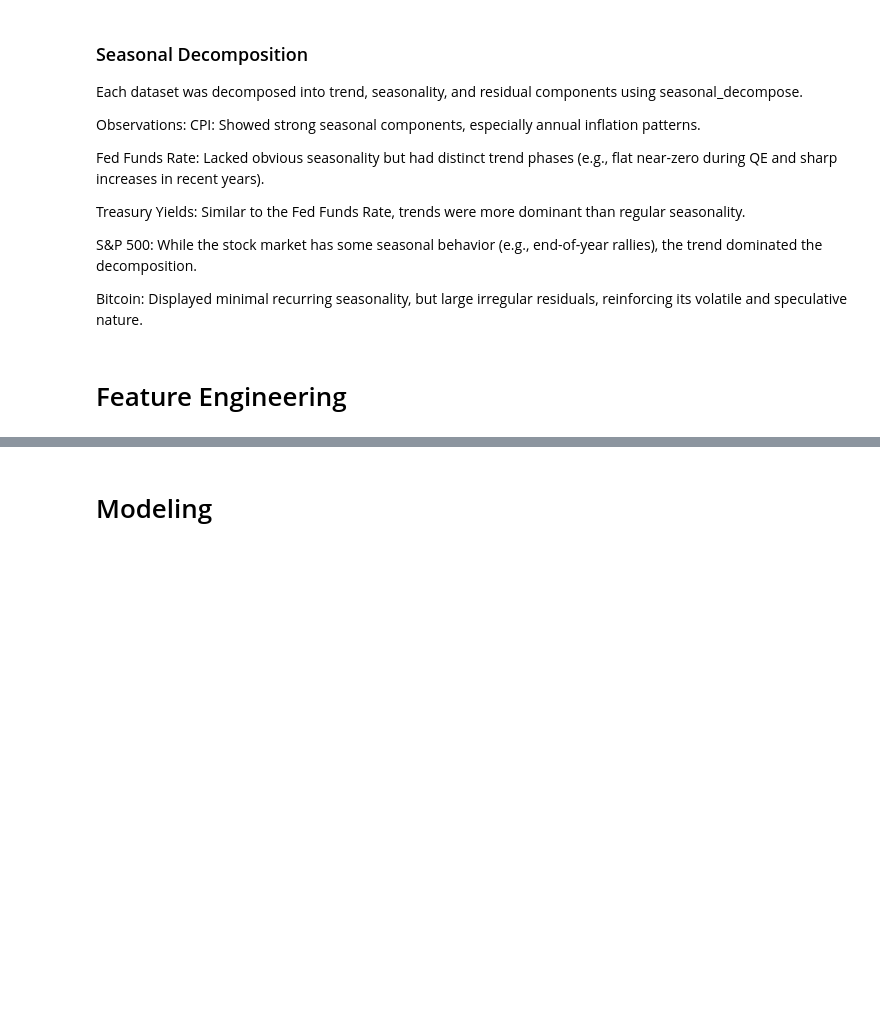
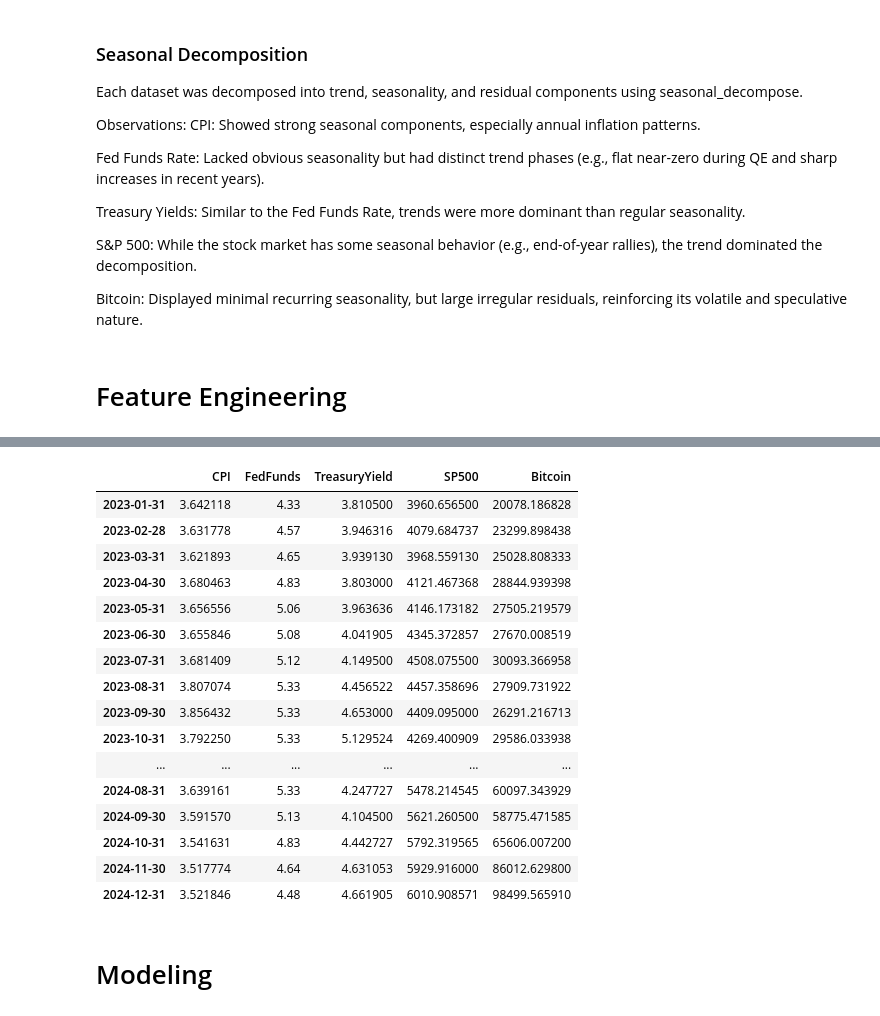
Before and after one commit to johnsonlarryl/prime-derivative, a Jupyter notebook: notebooks/EDA.ipynb, the cells around one changed output, grey strips where cells are left out. Drawn from its saved outputs; the diff is of its cells as text; code cells hidden in the pictures; blank space fills up the shorter version.

Commit message:
LSTM Modeling

```diff
--- a/notebooks/EDA.ipynb
+++ b/notebooks/EDA.ipynb
@@ -989,3 +1070,25 @@ S&P 500: While the stock market has some seasonal behavior (e.g., end-of-year ra
 Bitcoin: Displayed minimal recurring seasonality, but large irregular residuals, reinforcing its volatile and speculative nature.
 # %% [markdown]
 # Feature Engineering
+# %%
+start_date = "2012-01-01"
+train_end = "2022-12-31"
+val_start = "2023-01-01"
+val_end = "2024-12-31"
+test_month = "2025-01"
+
+cpi_series = cpi_monthly.loc[start_date:]['value'].rename("CPI")
+fed_series = fed_monthly.loc[start_date:]['fed_funds_rate'].rename("FedFunds")
+treasury_series = treasury_monthly.loc[start_date:]['treasury_20y_cmt'].rename("TreasuryYield")
+wsj_series = wsj_monthly.loc[start_date:]['Close'].rename("SP500")
+bitcoin_series = bitcoin_monthly.loc[start_date:]['Close'].rename("Bitcoin")
+
+# Interpolate only TreasuryYield over time
+model_data = pd.concat([cpi_series, fed_series, treasury_series, wsj_series, bitcoin_series], axis=1)
+model_data['TreasuryYield'] = model_data['TreasuryYield'].interpolate(method='time')
+
+train_data = model_data.loc[start_date:train_end]
+val_data = model_data.loc[val_start:val_end]
+test_data = model_data[model_data.index.to_period("M") == pd.Period(test_month)]
+
+(train_data.shape, val_data.shape, test_data.shape)
@@ -991,0 +1113,20 @@ Bitcoin: Displayed minimal recurring seasonality, but large irregular residuals,
+# %%
+val_data
+# %% [output]
+|  | CPI | FedFunds | TreasuryYield | SP500 | Bitcoin |
+| 2023-01-31 | 3.642118 | 4.33 | 3.810500 | 3960.656500 | 20078.186828 |
+| 2023-02-28 | 3.631778 | 4.57 | 3.946316 | 4079.684737 | 23299.898438 |
+| 2023-03-31 | 3.621893 | 4.65 | 3.939130 | 3968.559130 | 25028.808333 |
+| 2023-04-30 | 3.680463 | 4.83 | 3.803000 | 4121.467368 | 28844.939398 |
+| 2023-05-31 | 3.656556 | 5.06 | 3.963636 | 4146.173182 | 27505.219579 |
+| 2023-06-30 | 3.655846 | 5.08 | 4.041905 | 4345.372857 | 27670.008519 |
+| 2023-07-31 | 3.681409 | 5.12 | 4.149500 | 4508.075500 | 30093.366958 |
+| 2023-08-31 | 3.807074 | 5.33 | 4.456522 | 4457.358696 | 27909.731922 |
+| 2023-09-30 | 3.856432 | 5.33 | 4.653000 | 4409.095000 | 26291.216713 |
+| 2023-10-31 | 3.792250 | 5.33 | 5.129524 | 4269.400909 | 29586.033938 |
+| ... | ... | ... | ... | ... | ... |
+| 2024-08-31 | 3.639161 | 5.33 | 4.247727 | 5478.214545 | 60097.343929 |
+| 2024-09-30 | 3.591570 | 5.13 | 4.104500 | 5621.260500 | 58775.471585 |
+| 2024-10-31 | 3.541631 | 4.83 | 4.442727 | 5792.319565 | 65606.007200 |
+| 2024-11-30 | 3.517774 | 4.64 | 4.631053 | 5929.916000 | 86012.629800 |
+| 2024-12-31 | 3.521846 | 4.48 | 4.661905 | 6010.908571 | 98499.565910 |
```
Also changed, not shown: parts of 25 cells of this notebook, 1 other file.
